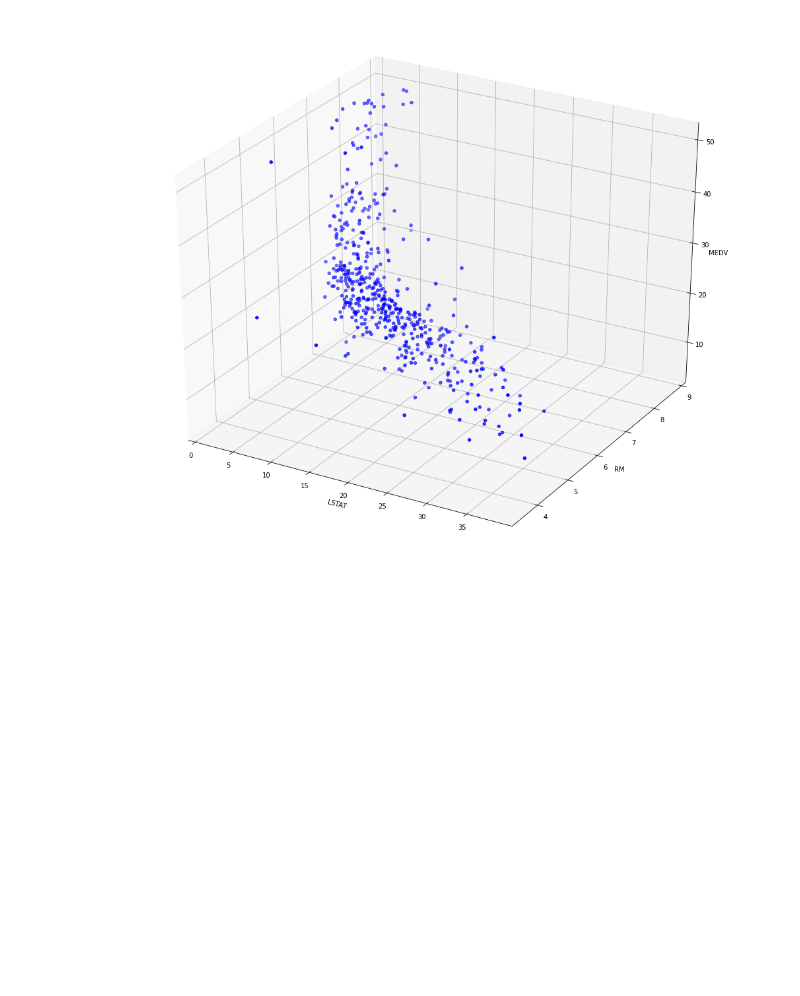
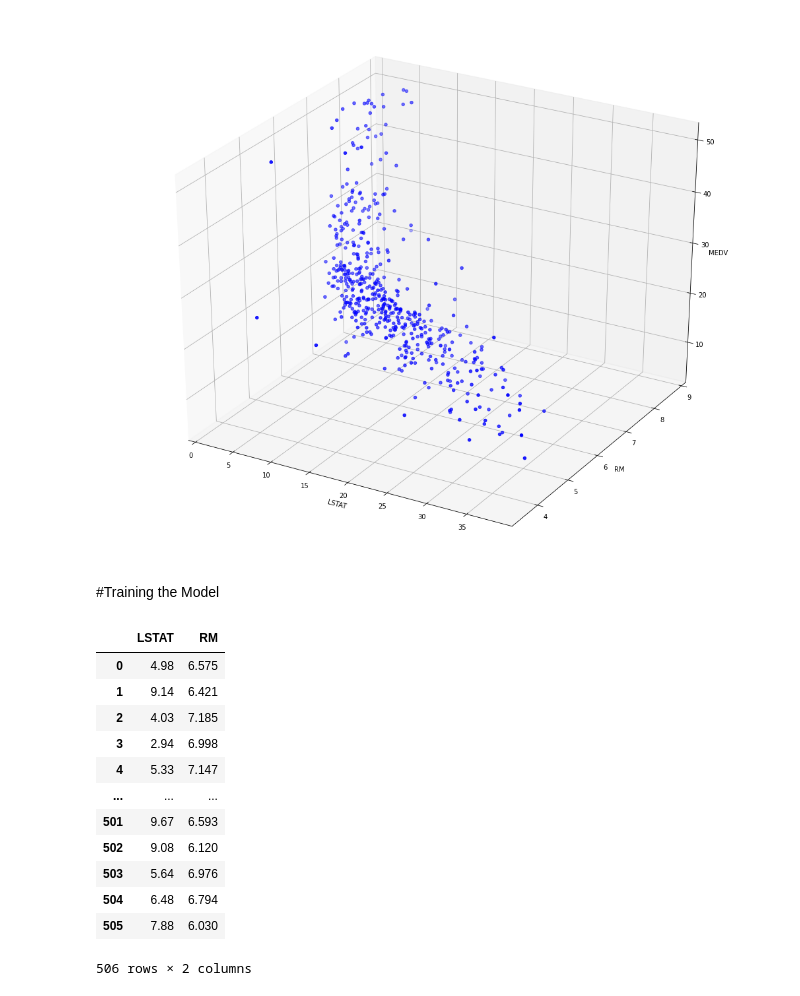
Before and after one commit to Konoko2004/Sales_Data_Analysis, a Jupyter notebook: Supervised_Learning_Linear_Regression.ipynb, the cells around one changed output. Saved outputs shown, nothing was run; the diff lists cells and outputs as text; code cells hidden in the pictures; blank space fills up the shorter version.

```diff
--- a/Supervised_Learning_Linear_Regression.ipynb
+++ b/Supervised_Learning_Linear_Regression.ipynb
@@ -94,3 +94,25 @@ ax.set_zlabel('MEDV')
 plt.show()
 # %% [output]
 [figure]
+# %% [markdown]
+#Training the Model
+# %%
+#To train the model, we need to first create 2 Dataframes, x and y. x will contain all the independent variables while y will contain the dependent variable.
+#Since we have 2 x variables "LSTAT" and "RM"
+
+x = pd.concat([df['LSTAT'],df['RM']],axis = 1)
+x
+# %% [output]
+|  | LSTAT | RM |
+| 0 | 4.98 | 6.575 |
+| 1 | 9.14 | 6.421 |
+| 2 | 4.03 | 7.185 |
+| 3 | 2.94 | 6.998 |
+| 4 | 5.33 | 7.147 |
+| ... | ... | ... |
+| 501 | 9.67 | 6.593 |
+| 502 | 9.08 | 6.120 |
+| 503 | 5.64 | 6.976 |
+| 504 | 6.48 | 6.794 |
+| 505 | 7.88 | 6.030 |
+506 rows × 2 columns
```
